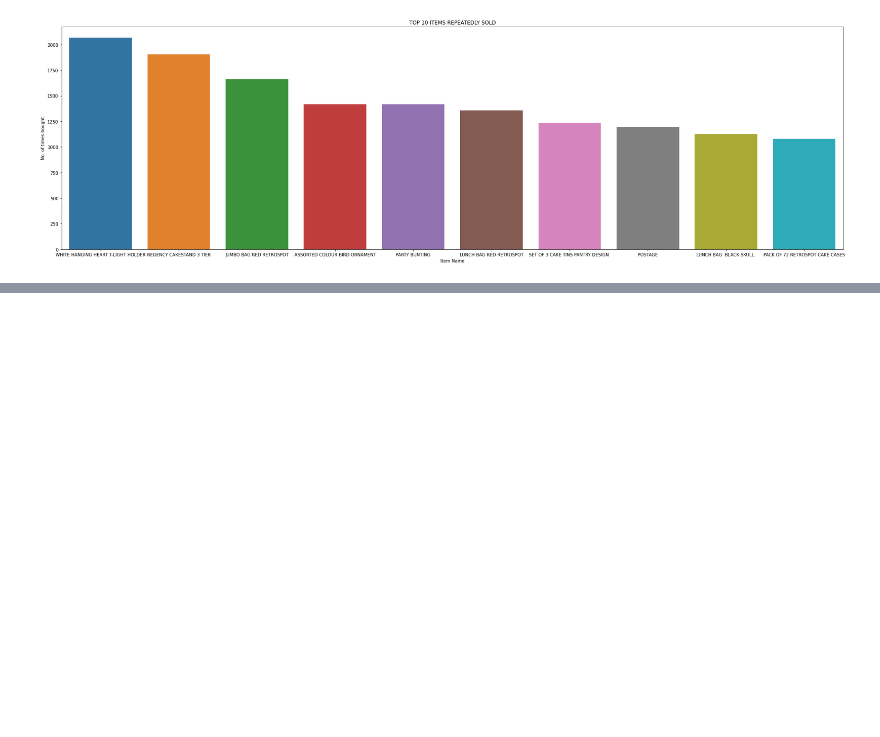
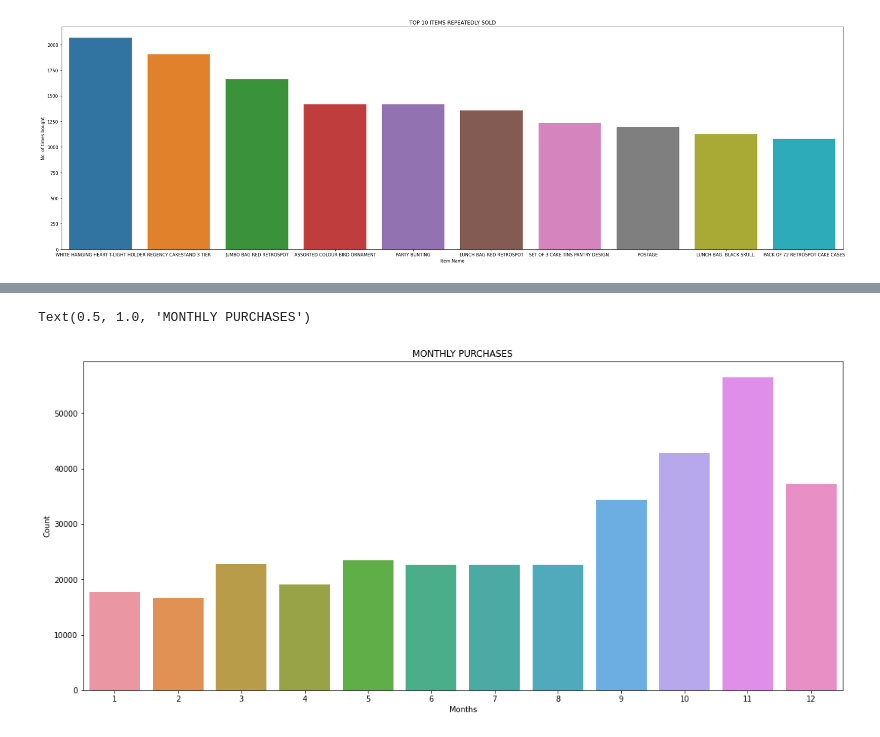
Before and after one commit to Hkhero79/Hk-online-Retail-customer-segmentation, a Jupyter notebook: Hk_Online_Retail_Customer_Segmentation_Capstone_Project.ipynb, the cells around one changed output, grey strips where cells are left out. Cells and saved outputs as stored; diff of their text form; code cells hidden in the pictures; blank space fills up the shorter version.

```diff
--- a/Hk_Online_Retail_Customer_Segmentation_Capstone_Project.ipynb
+++ b/Hk_Online_Retail_Customer_Segmentation_Capstone_Project.ipynb
@@ -235,0 +242,10 @@ len(df_online.CustomerID.unique())
+# %%
+# Monthly purchases
+plt.figure(figsize = (18,8))
+sns.barplot(x = df_online['Month'].value_counts().index, y = df_online['Month'].value_counts().values)
+plt.xlabel('Months')
+plt.ylabel('Count')
+plt.title('MONTHLY PURCHASES')
+# %% [output]
+Text(0.5, 1.0, 'MONTHLY PURCHASES')
+[figure, added]
```
Also changed, not shown: parts of 9 cells of this notebook.
